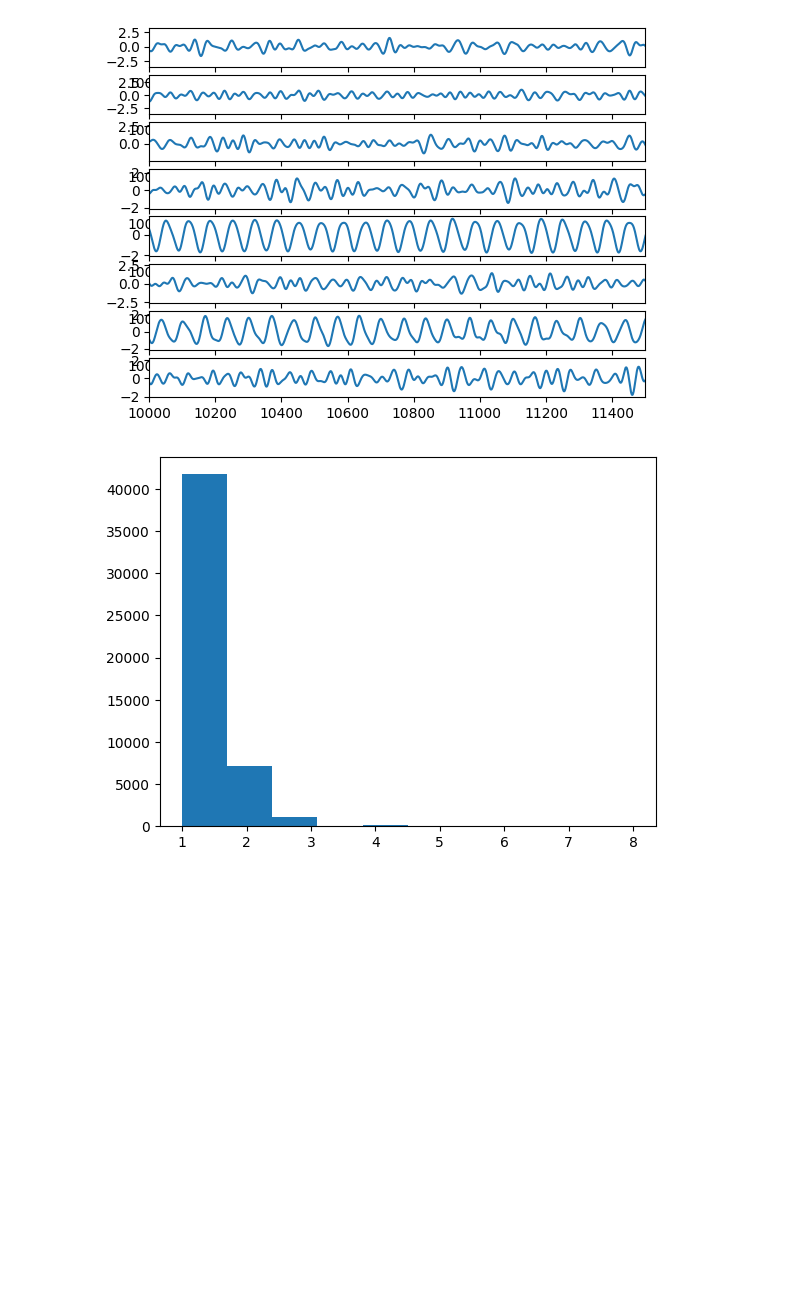
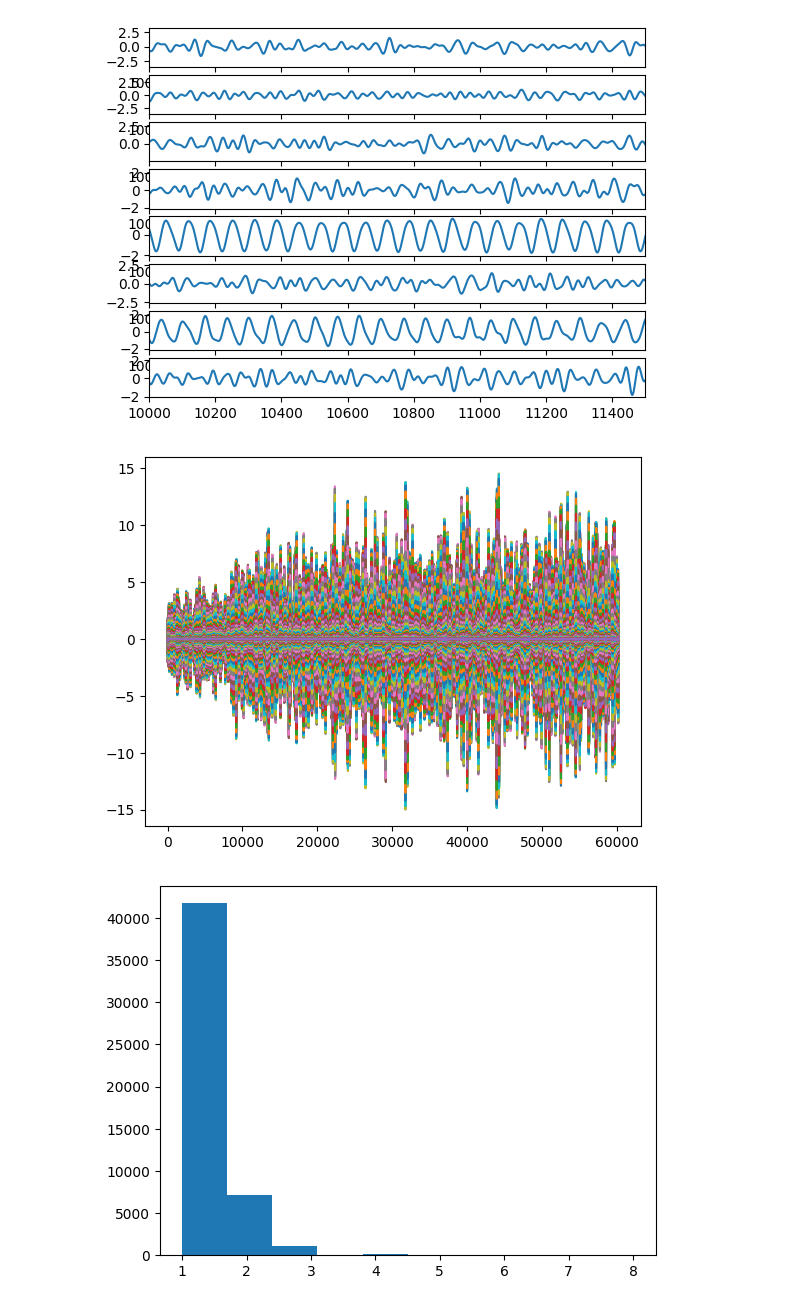
Before and after one commit to Electrum9/mlsp-project, a Jupyter notebook: ICA.ipynb, the cells around one changed output. Drawn from its saved outputs; the diff is of its cells as text; code cells hidden in the pictures; blank space fills up the shorter version.

```diff
--- a/ICA.ipynb
+++ b/ICA.ipynb
@@ -104,6 +104,19 @@ for i in range(0, filtered_IC.shape[1]//8):
 plt.show()
 # %% [output]
 [figure]
+# %%
+import numpy as np
+from scipy import signal
+import matplotlib.pyplot as plt
+t = np.linspace(-1, 1, 200, endpoint=False)
+sig  = filtered_IC[:, 0]
+widths = np.arange(5, 50)
+cwtmatr = signal.cwt(sig, signal.ricker, widths)
+
+plt.plot(cwtmatr.T)
+plt.show()
+# %% [output]
+[figure, added]
 # %%
 firing_times = []
 
```
